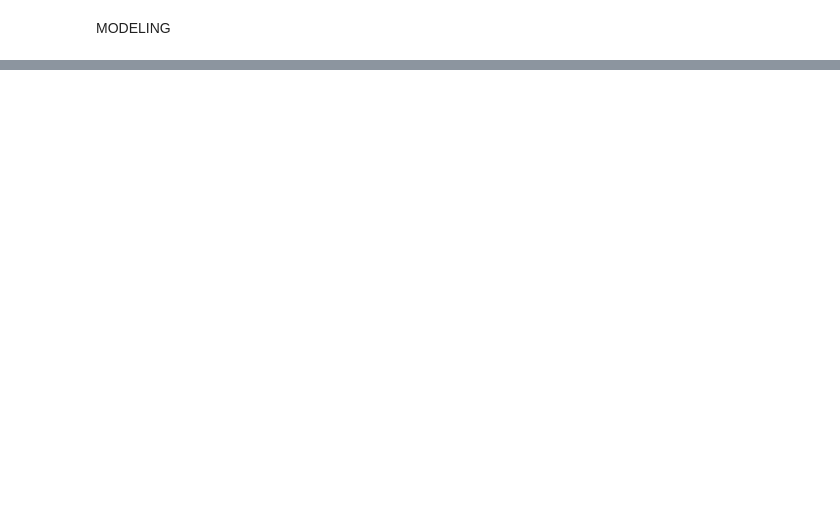
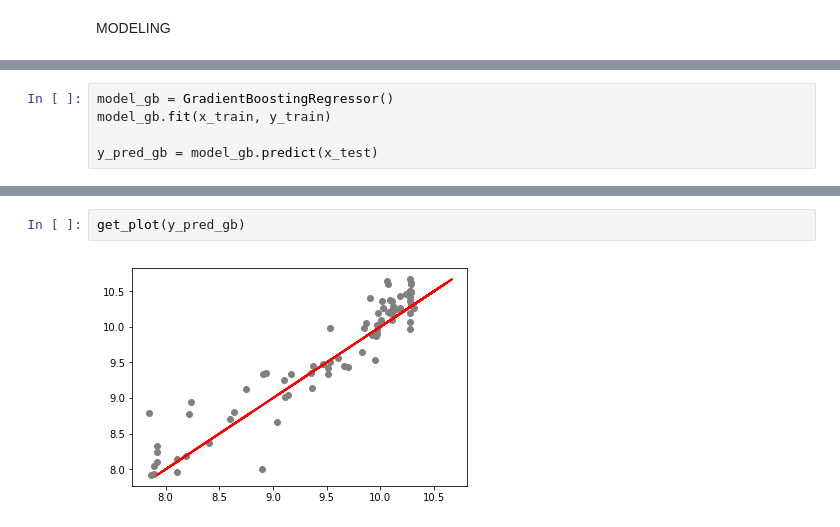
Before and after one commit to andregll/StockPredictionRegression, a Jupyter notebook: Week3HW.ipynb, the cells around one changed output, grey strips where cells are left out. Cells and saved outputs as stored; diff of their text form; blank space fills up the shorter version.

```diff
--- a/Week3HW.ipynb
+++ b/Week3HW.ipynb
@@ -122,0 +180,5 @@ MODELING
+# %%
+model_gb = GradientBoostingRegressor()
+model_gb.fit(x_train, y_train)
+
+y_pred_gb = model_gb.predict(x_test)
@@ -122,0 +191,4 @@ MODELING
+# %%
+get_plot(y_pred_gb)
+# %% [output]
+[figure, added]
```
Also changed, not shown: parts of 20 cells of this notebook.
